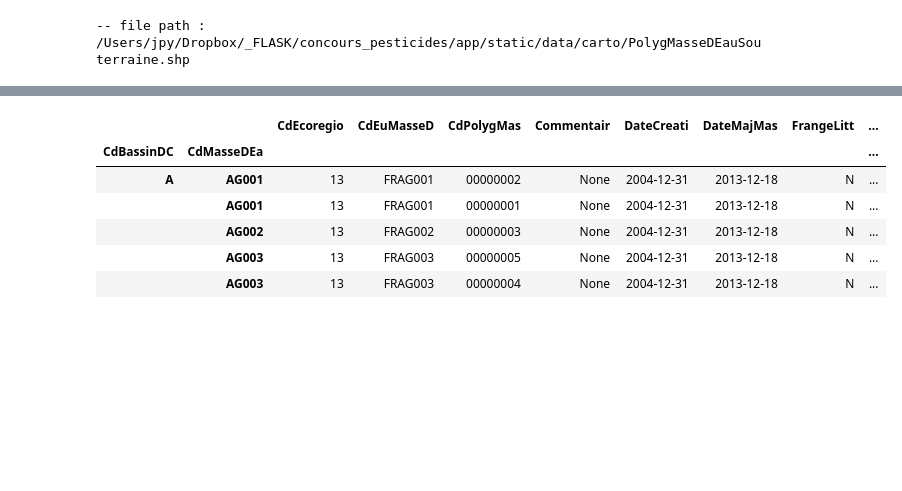
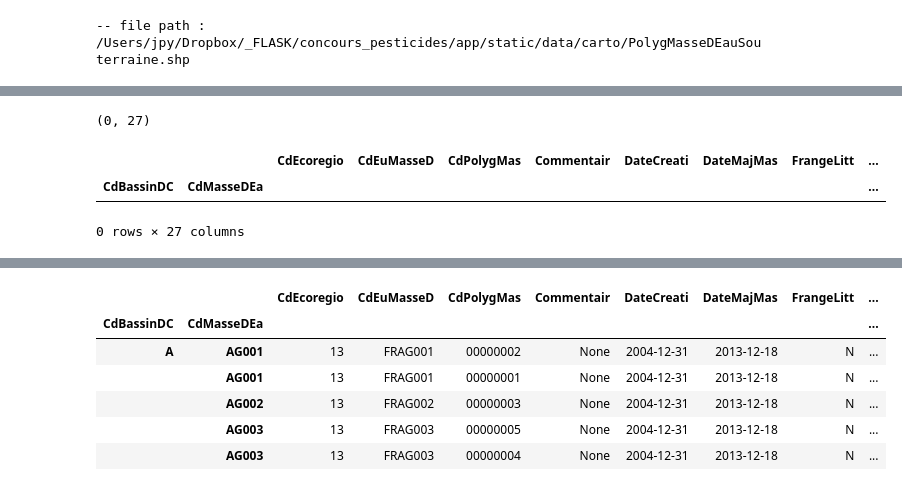
Before and after one commit to JulienParis/hydroviz, a Jupyter notebook: carto_python.ipynb, the cells around one changed output, grey strips where cells are left out. Cells and saved outputs as stored; diff of their text form; code cells hidden in the pictures; blank space fills up the shorter version.

```diff
--- a/carto_python.ipynb
+++ b/carto_python.ipynb
@@ -236,0 +329,10 @@ gdf_waters.sortlevel(inplace=True)
+# %%
+not_valid_geoms = gdf_waters.loc[ gdf_waters["geom_valid"] == False ]
+print not_valid_geoms.shape
+not_valid_geoms.head(3)
+#not_valid_geoms.plot()
+# %% [output]
+(0, 27)
+|  |  | CdEcoregio | CdEuMasseD | CdPolygMas | Commentair | DateCreati | DateMajMas | FrangeLitt | ... |
+| CdBassinDC | CdMasseDEa |  |  |  |  |  |  |  | ... |
+0 rows × 27 columns
```
Also changed, not shown: parts of 56 cells of this notebook, 1 other file.
